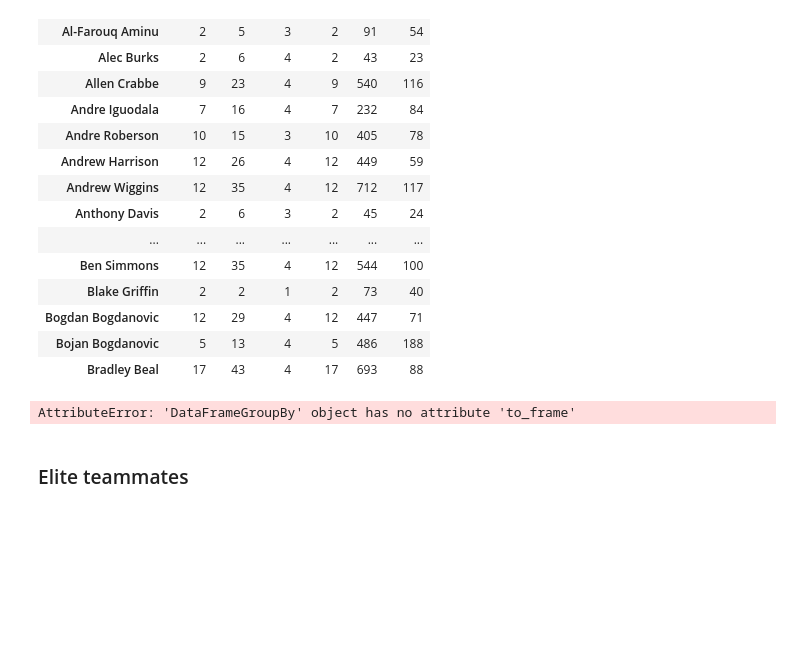
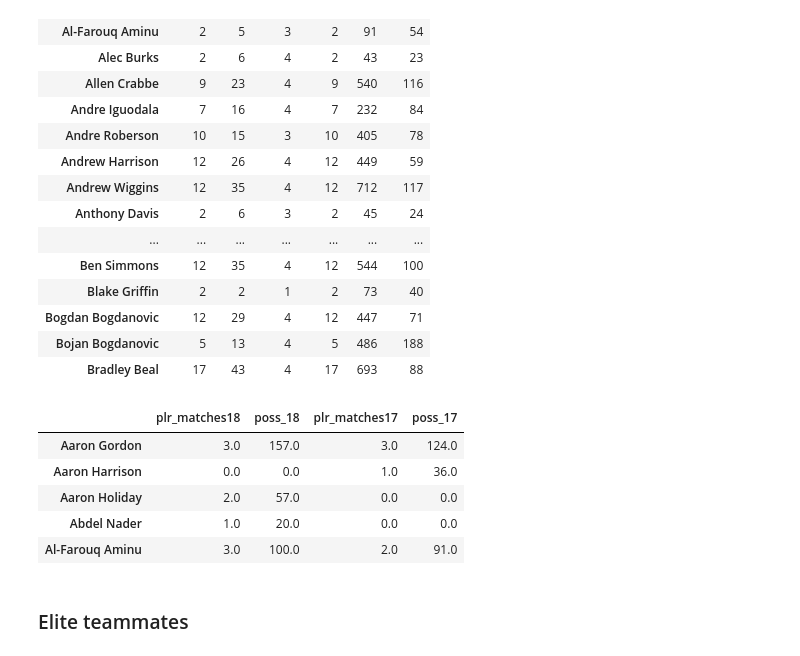
Before and after one commit to sstromberg/nba-project, a Jupyter notebook: guarding_guards.ipynb, the cells around one changed output. Drawn from its saved outputs; the diff is of its cells as text; code cells hidden in the pictures; blank space fills up the shorter version.

Commit message:
fixed aggregation of multi-season counts, removed checkpoints file from repo

```diff
--- a/guarding_guards.ipynb
+++ b/guarding_guards.ipynb
@@ -387,10 +387,23 @@ defenders17['GP','POSS'].agg(['count', np.sum, np.max])[0:20]
 | Bogdan Bogdanovic | 12 | 29 | 4 | 12 | 447 | 71 |
 | Bojan Bogdanovic | 5 | 13 | 4 | 5 | 486 | 188 |
 | Bradley Beal | 17 | 43 | 4 | 17 | 693 | 88 |
-# %%
-type(defenders17)
-
-defenders17.to_frame(name='1718').reset_index()
-# %% [output]
-AttributeError: 'DataFrameGroupBy' object has no attribute 'to_frame'
+# %%
+# when we join the two seasons' lists together, we won't apply a filter/threshold, so that we can include
+# rookies and players who retired.
+
+fields = {'GP': 'count', 'POSS': np.sum}
+
+df18 = defenders.agg(fields).rename(columns={'GP':'plr_matches18', 'POSS':'poss_18'})
+df17 = defenders17.agg(fields).rename(columns={'GP':'plr_matches17', 'POSS':'poss_17'})
+
+df_bothyrs = pd.concat([df18, df17], axis=1, join='outer', sort=True).fillna(value=0)
+
+df_bothyrs.head()
+# %% [output]
+|  | plr_matches18 | poss_18 | plr_matches17 | poss_17 |
+| Aaron Gordon | 3.0 | 157.0 | 3.0 | 124.0 |
+| Aaron Harrison | 0.0 | 0.0 | 1.0 | 36.0 |
+| Aaron Holiday | 2.0 | 57.0 | 0.0 | 0.0 |
+| Abdel Nader | 1.0 | 20.0 | 0.0 | 0.0 |
+| Al-Farouq Aminu | 3.0 | 100.0 | 2.0 | 91.0 |
 # %%
```
Also changed, not shown: parts of 1 cell of this notebook.
